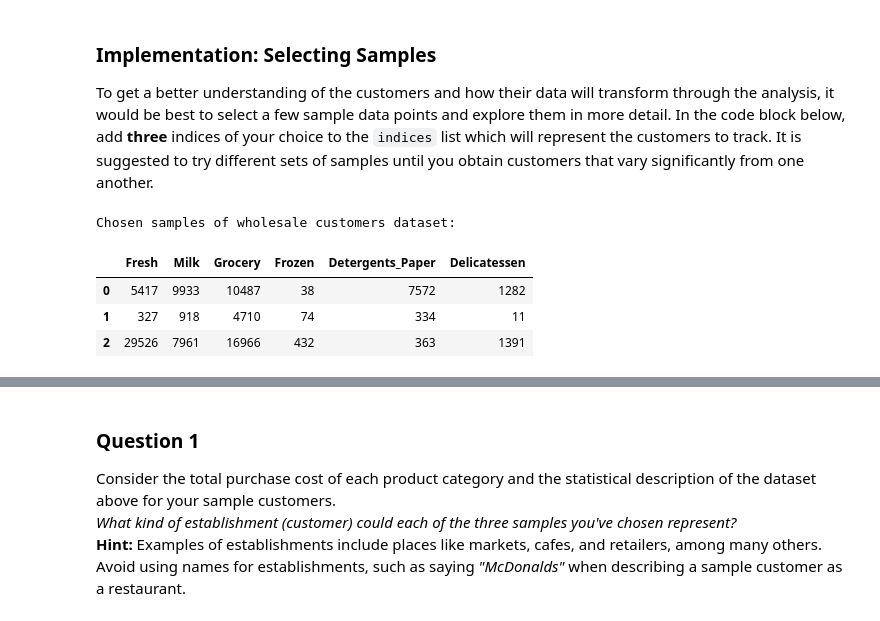
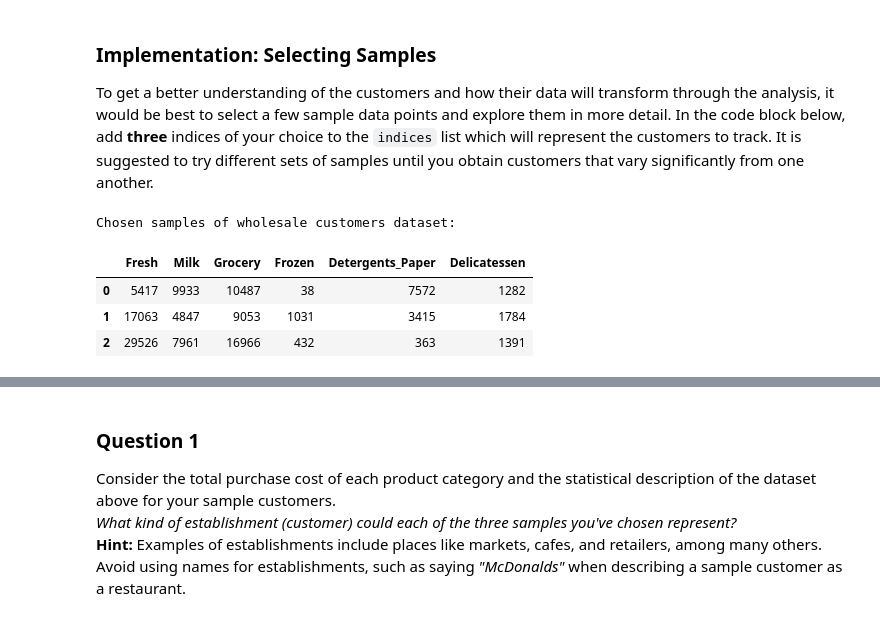
Before and after one commit to swarajjena/udacity-customer-segment, a Jupyter notebook: customer_segments.ipynb, the cells around one changed output, grey strips where cells are left out. Cells and saved outputs as stored; diff of their text form; code cells hidden in the pictures.

```diff
--- a/customer_segments.ipynb
+++ b/customer_segments.ipynb
@@ -60,15 +63,15 @@ display(data.describe())
 To get a better understanding of the customers and how their data will transform through the analysis, it would be best to select a few sample data points and explore them in more detail. In the code block below, add **three** indices of your choice to the `indices` list which will represent the customers to track. It is suggested to try different sets of samples until you obtain customers that vary significantly from one another.
 # %%
 # TODO: Select three indices of your choice you wish to sample from the dataset
-indices = [57,184,253]
+indices = [57,421,253]
 
 # Create a DataFrame of the chosen samples
 samples = pd.DataFrame(data.loc[indices], columns = data.keys()).reset_index(drop = True)
 print "Chosen samples of wholesale customers dataset:"
 display(samples)
 # %% [output]
 Chosen samples of wholesale customers dataset:
 |  | Fresh | Milk | Grocery | Frozen | Detergents_Paper | Delicatessen |
 | 0 | 5417 | 9933 | 10487 | 38 | 7572 | 1282 |
-| 1 | 327 | 918 | 4710 | 74 | 334 | 11 |
+| 1 | 17063 | 4847 | 9053 | 1031 | 3415 | 1784 |
 | 2 | 29526 | 7961 | 16966 | 432 | 363 | 1391 |
```
Also changed, not shown: parts of 31 cells of this notebook, 1 other file.
